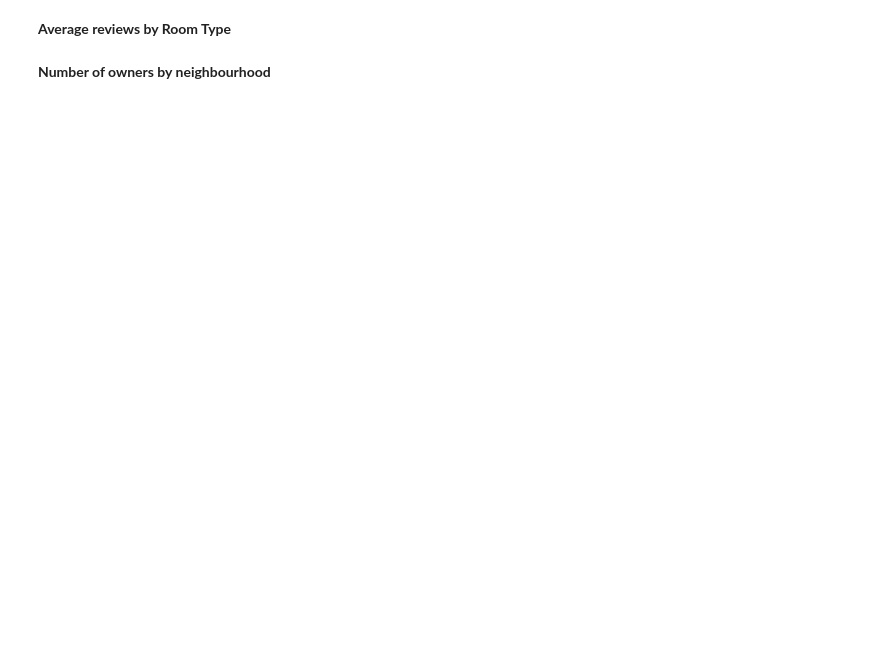
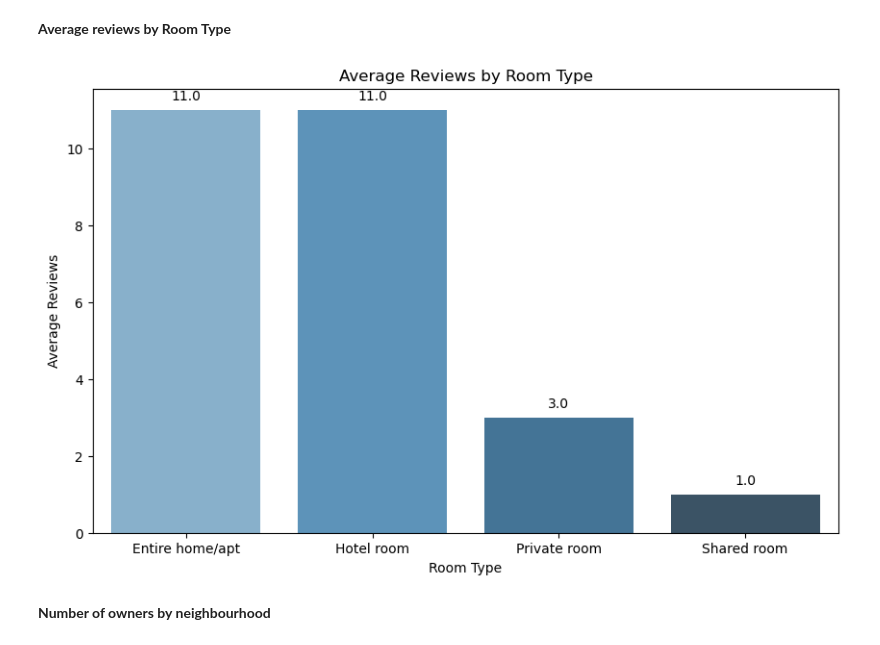
Before and after one commit to alfredkondoro/Exploratory_Data_Analysis-Istanbul_Airbnb_Data, a Jupyter notebook: exploratory-data-analysis-istanbul-airbnb-data.ipynb, the cells around one changed output. Cells and saved outputs as stored; diff of their text form; code cells hidden in the pictures; blank space fills up the shorter version.

```diff
--- a/exploratory-data-analysis-istanbul-airbnb-data.ipynb
+++ b/exploratory-data-analysis-istanbul-airbnb-data.ipynb
@@ -361,4 +381,29 @@ avg_region_rental_price = avg_region_rental_price.astype(int)
 # %% [markdown]
 **Average reviews by Room Type**
+# %%
+# Group the data by room type and calculate the average number of reviews
+avg_reviews_roomtype = data.loc[:, ['number_of_reviews', 'room_type']].groupby('room_type').mean()
+
+# Convert the values to integers
+avg_reviews_roomtype = avg_reviews_roomtype.astype(int)
+
+# Reset the index to make 'room_type' a column again
+avg_reviews_roomtype.reset_index(inplace=True)
+
+# Rename the columns for better understanding
+avg_reviews_roomtype.columns = ['Room Type', 'Average Reviews']
+
+# Seaborn barplot
+plt.figure(figsize=(10, 6))
+ax = sns.barplot(x='Room Type', y='Average Reviews', data=avg_reviews_roomtype, palette='Blues_d')
+plt.title('Average Reviews by Room Type')
+plt.xlabel('Room Type')
+plt.ylabel('Average Reviews')
+#for data labels
+for p in ax.patches:
+    ax.annotate(f'{p.get_height()}', (p.get_x() + p.get_width() / 2., p.get_height()), ha='center', va='center', xytext=(0, 10), textcoords='offset points')
+plt.show()
+# %% [output]
+[figure, added]
 # %% [markdown]
 **Number of owners by neighbourhood**
```
Also changed, not shown: parts of 5 cells of this notebook.
